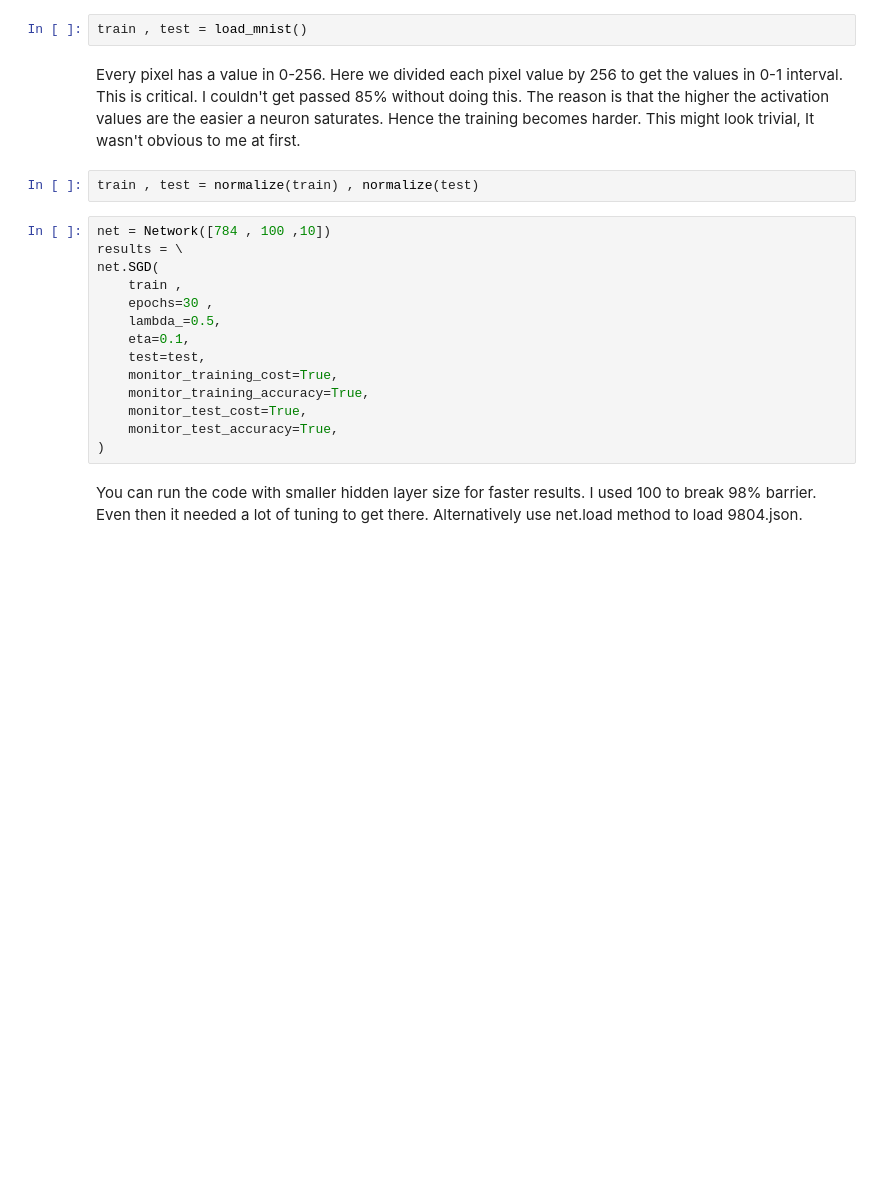
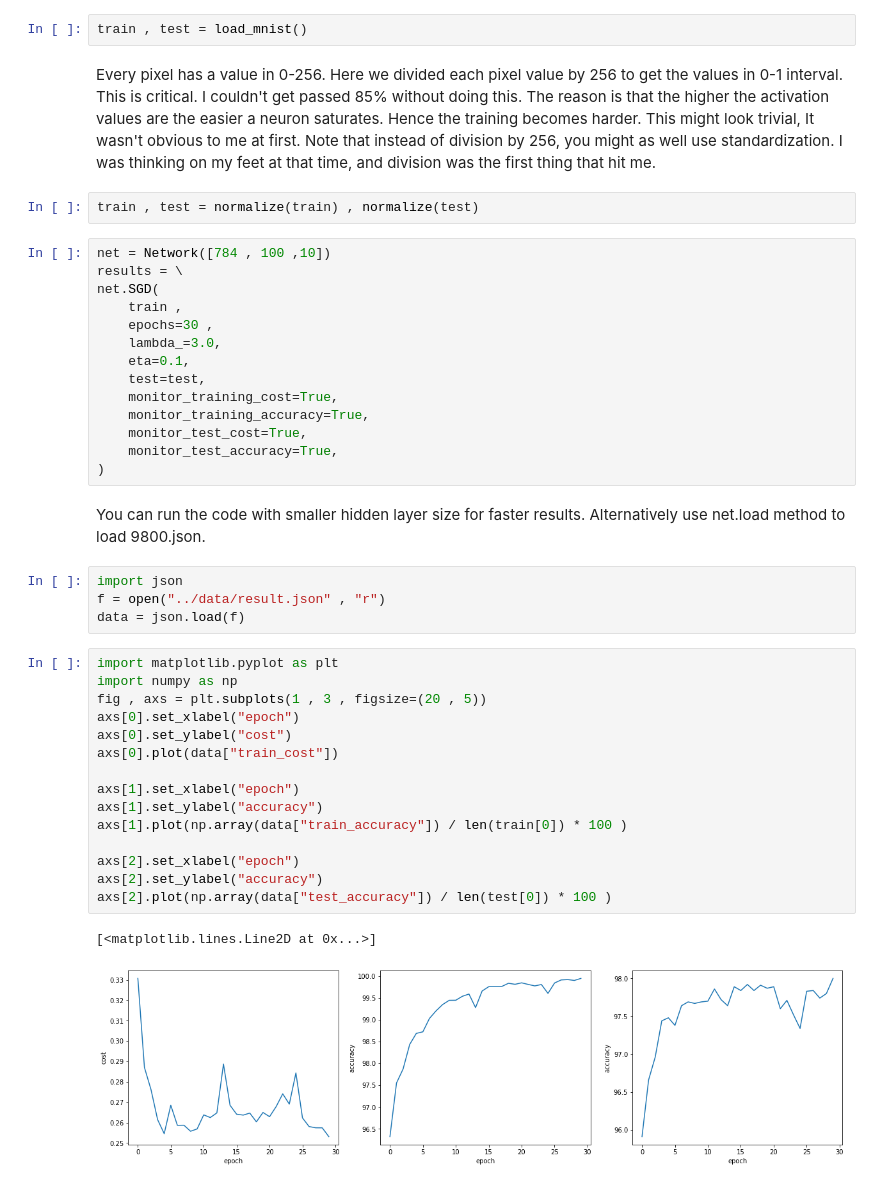
Before and after one commit to mehrdad3301/ANN, a Jupyter notebook: src/mnist.ipynb, the cells around one changed output. Drawn from its saved outputs; the diff is of its cells as text; blank space fills up the shorter version.

Commit message:
UPDATE: updated mnist to show the results from last expriment

```diff
--- a/src/mnist.ipynb
+++ b/src/mnist.ipynb
@@ -7,6 +7,7 @@ train , test = load_mnist()
 # %% [markdown]
 Every pixel has a value in 0-256. Here we divided each pixel value by 256 to get the values in 0-1 interval.
 This is critical. I couldn't get passed 85% without doing this. The reason is that the higher the activation values are the easier a neuron saturates. Hence the training becomes harder. This might look trivial, It wasn't obvious to me at first.
+Note that instead of division by 256, you might as well use standardization. I was thinking on my feet at that time, and division was the first thing that hit me.
 # %%
 train , test = normalize(train) , normalize(test)
 # %%
@@ -15,7 +16,7 @@ results = \
 net.SGD(
     train ,
     epochs=30 ,
-    lambda_=0.5,
+    lambda_=3.0,
     eta=0.1,
     test=test,
     monitor_training_cost=True,
@@ -24,4 +25,26 @@ net.SGD(
     monitor_test_accuracy=True,
 )
 # %% [markdown]
-You can run the code with smaller hidden layer size for faster results. I used 100 to break 98% barrier. Even then it needed a lot of tuning to get there. Alternatively use net.load method to load 9804.json.
+You can run the code with smaller hidden layer size for faster results. Alternatively use net.load method to load 9800.json.
+# %%
+import json
+f = open("../data/result.json" , "r")
+data = json.load(f)
+# %%
+import matplotlib.pyplot as plt
+import numpy as np
+fig , axs = plt.subplots(1 , 3 , figsize=(20 , 5))
+axs[0].set_xlabel("epoch")
+axs[0].set_ylabel("cost")
+axs[0].plot(data["train_cost"])
+
+axs[1].set_xlabel("epoch")
+axs[1].set_ylabel("accuracy")
+axs[1].plot(np.array(data["train_accuracy"]) / len(train[0]) * 100 )
+
+axs[2].set_xlabel("epoch")
+axs[2].set_ylabel("accuracy")
+axs[2].plot(np.array(data["test_accuracy"]) / len(test[0]) * 100 )
+# %% [output]
+[<matplotlib.lines.Line2D at 0x...>]
+[figure, added]
```
Also changed, not shown: parts of 3 cells of this notebook.
